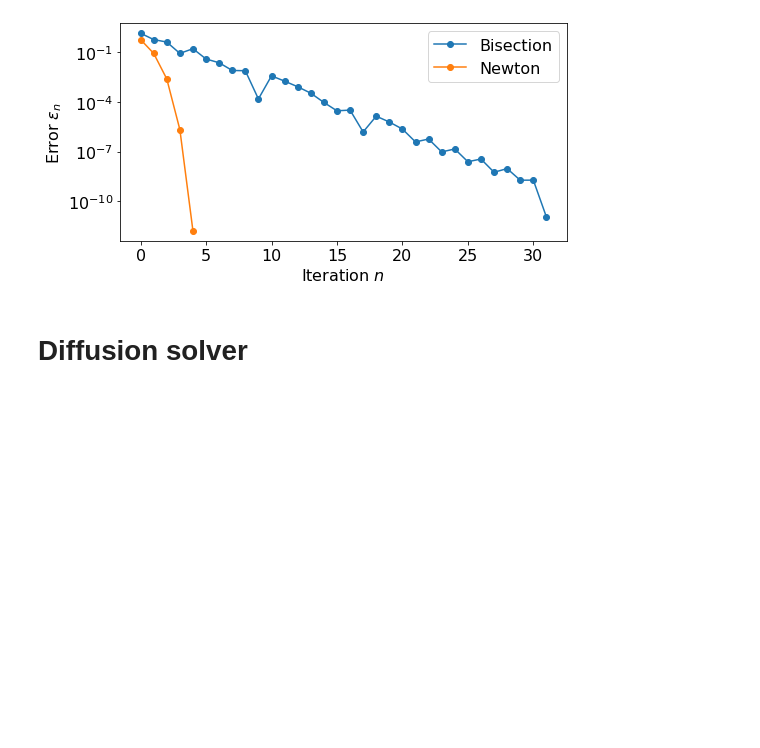
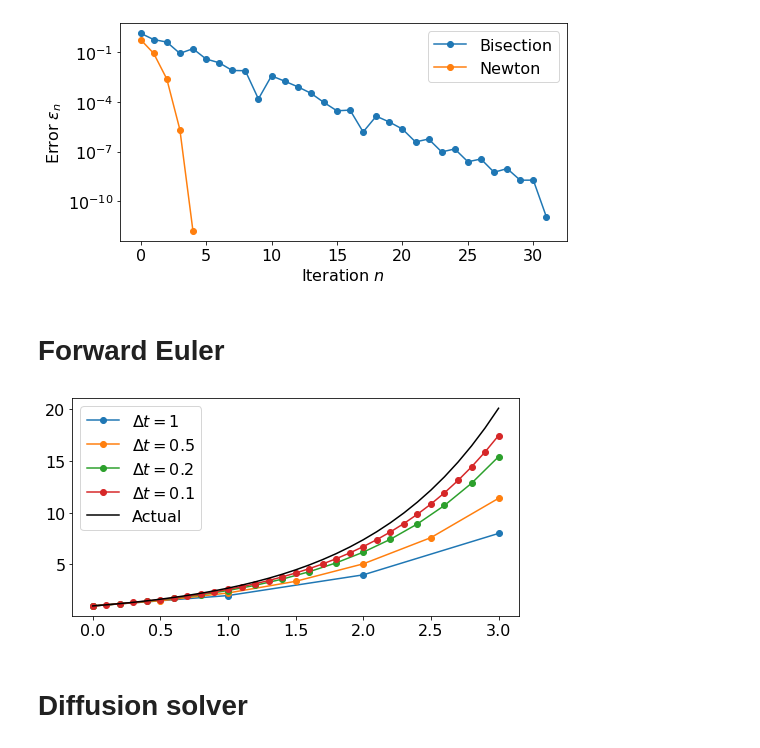
Before and after one commit to tristanpang/numerical-methods-notes, a Jupyter notebook: figures/figures.ipynb, the cells around one changed output. Saved outputs shown, nothing was run; the diff lists cells and outputs as text; code cells hidden in the pictures; blank space fills up the shorter version.

```diff
--- a/figures/figures.ipynb
+++ b/figures/figures.ipynb
@@ -138,6 +150,35 @@ save('bisectionVsNewton')
 plt.show()
 # %% [output]
 [figure]
+# %% [markdown]
+# Forward Euler
+# %%
+def forward_Euler(dydt, y0, dt=0.5, T=3):
+    # Time axis
+    t_list = np.arange(0, T+dt/2, dt, dtype=np.float64)
+
+    # Init
+    y_list = [y0]
+    y = y0
+
+    for t in t_list[1:]:
+        y = y + dt*dydt(t, y) # FE step
+        y_list.append(y)
+
+    return t_list, y_list
+# %%
+dydt = lambda t, y: y
+fig, ax = plt.subplots(1, 1, figsize=(8, 4))
+
+for dt in [1, 0.5, 0.2, 0.1]:
+    t, yn = forward_Euler(dydt, 1, dt=dt)
+    ax.plot(t, yn, '-o', label=f'$\Delta t={dt}$')
+ax.plot(t, np.exp(t), c='k', label='Actual')
+ax.legend()
+save('forwardEuler')
+plt.show()
+# %% [output]
+[figure, added]
 # %% [markdown]
 # Diffusion solver
 # %%
```
Also changed, not shown: parts of 3 cells of this notebook, 7 other files.
